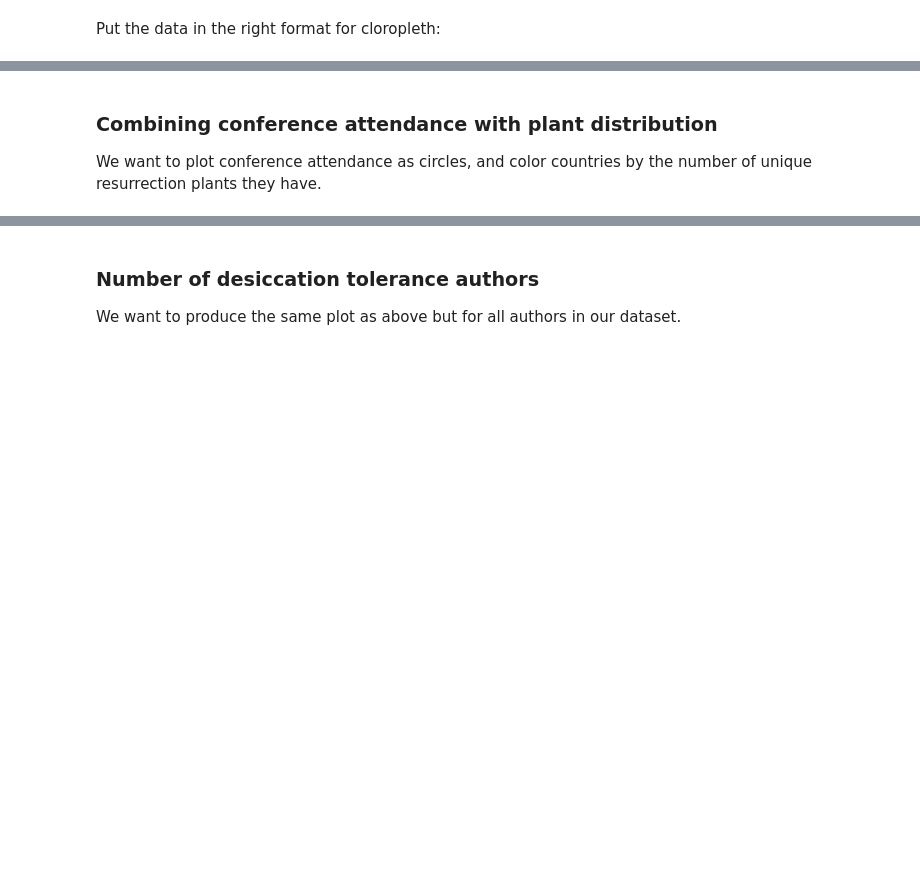
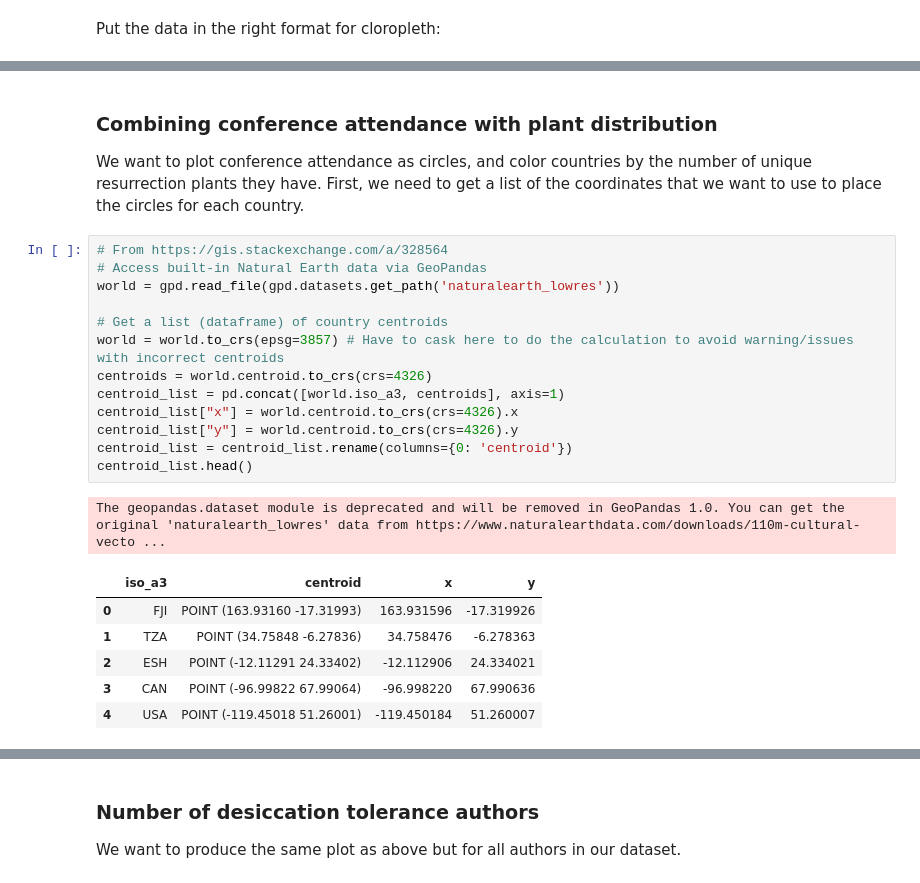
Before and after one commit to serenalotreck/desiccation-network, a Jupyter notebook: notebooks/plant_and_author_distributions.ipynb, the cells around one changed output, grey strips where cells are left out. Cells and saved outputs as stored; diff of their text form; blank space fills up the shorter version.

```diff
--- a/notebooks/plant_and_author_distributions.ipynb
+++ b/notebooks/plant_and_author_distributions.ipynb
@@ -301,4 +301,25 @@ fig.show()
 [interactive output not drawn]
 # %% [markdown]
 ### Combining conference attendance with plant distribution
-We want to plot conference attendance as circles, and color countries by the number of unique resurrection plants they have.
+We want to plot conference attendance as circles, and color countries by the number of unique resurrection plants they have. First, we need to get a list of the coordinates that we want to use to place the circles for each country.
+# %%
+# From https://gis.stackexchange.com/a/328564
+# Access built-in Natural Earth data via GeoPandas
+world = gpd.read_file(gpd.datasets.get_path('naturalearth_lowres'))
+
+# Get a list (dataframe) of country centroids
+world = world.to_crs(epsg=3857) # Have to cask here to do the calculation to avoid warning/issues with incorrect centroids
+centroids = world.centroid.to_crs(crs=4326)
+centroid_list = pd.concat([world.iso_a3, centroids], axis=1)
+centroid_list["x"] = world.centroid.to_crs(crs=4326).x
+centroid_list["y"] = world.centroid.to_crs(crs=4326).y
+centroid_list = centroid_list.rename(columns={0: 'centroid'})
+centroid_list.head()
+# %% [output]
+The geopandas.dataset module is deprecated and will be removed in GeoPandas 1.0. You can get the original 'naturalearth_lowres' data from https://www.naturalearthdata.com/downloads/110m-cultural-vecto ...
+|  | iso_a3 | centroid | x | y |
+| 0 | FJI | POINT (163.93160 -17.31993) | 163.931596 | -17.319926 |
+| 1 | TZA | POINT (34.75848 -6.27836) | 34.758476 | -6.278363 |
+| 2 | ESH | POINT (-12.11291 24.33402) | -12.112906 | 24.334021 |
+| 3 | CAN | POINT (-96.99822 67.99064) | -96.998220 | 67.990636 |
+| 4 | USA | POINT (-119.45018 51.26001) | -119.450184 | 51.260007 |
```
Also changed, not shown: parts of 15 cells of this notebook.
